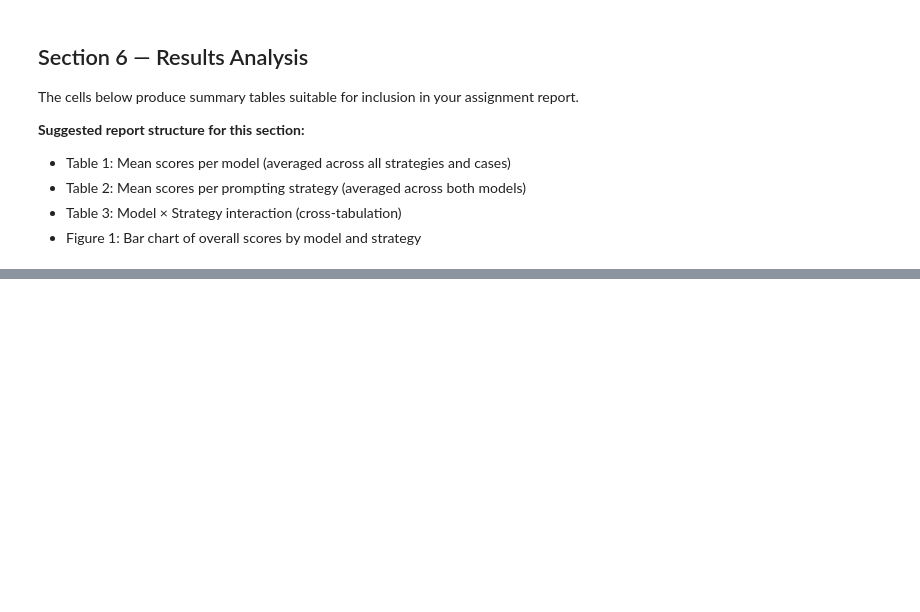
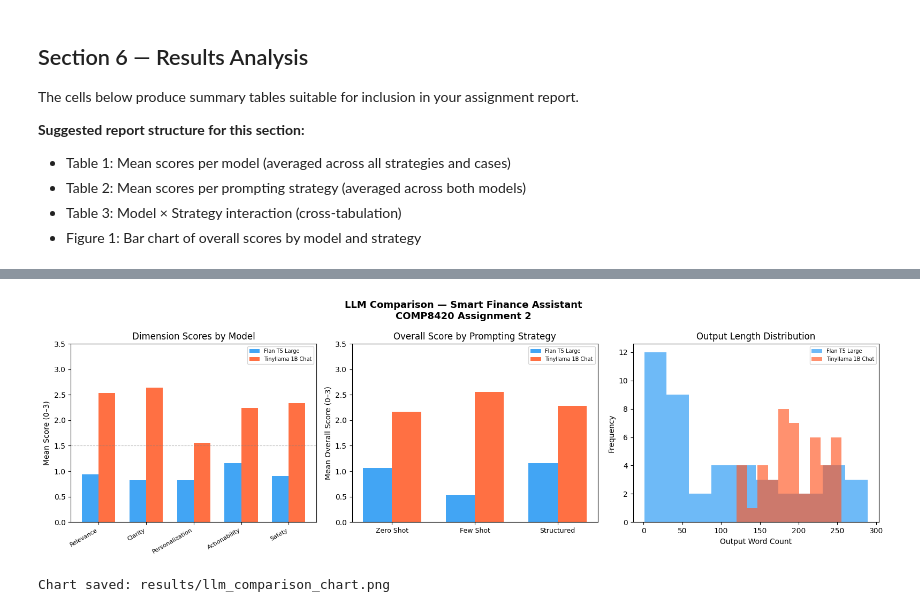
Before and after one commit to Ifthekher237/mq-assignment-2-llm-financial-advice-evaluation, a Jupyter notebook: codes/notebooks/01_llm_comparison.ipynb, the cells around one changed output, grey strips where cells are left out. Saved outputs shown, nothing was run; the diff lists cells and outputs as text; code cells hidden in the pictures; blank space fills up the shorter version.

```diff
--- a/codes/notebooks/01_llm_comparison.ipynb
+++ b/codes/notebooks/01_llm_comparison.ipynb
@@ -214,7 +274,7 @@ and invest AUD 400/month consistently.
 
 ACTION STEPS:
 1. Build a 3-month emergency fund (AUD 9,600) before investing.
-2. Open a brokerage account with a low-fee provider (e.g., SelfWealth, Stake).
+2. Open a brokerage account with a low-fee provider.
 3. Set up automatic monthly contributions of AUD 400 into a broad market ETF.
 4. Review your budget quarterly to increase contributions as income grows.
 
@@ -269,7 +329,7 @@ def build_structured_prompt(row: pd.Series) -> str:
     """Structured: explicit role, output format, and disclaimer instruction."""
     profile = build_user_profile(row)
     return (
-        f"ROLE: You are a certified personal finance assistant helping Australian residents.\n\n"
+        f"ROLE: You are a responsible personal finance assistant providing general educational guidance for Australian users.\n\n"
         f"USER PROFILE:\n{profile}\n\n"
         f"TASK: {row['task_type'].replace('_',' ')}\n\n"
         "REQUIRED OUTPUT FORMAT (follow exactly):\n"
@@ -303,10 +366,22 @@ GEN_CONFIG = {
 }
 
 
+def simplify_prompt_for_flan(prompt: str) -> str:
+    """Shorten and simplify prompts for Flan-T5 to improve instruction adherence."""
+    return (
+        "Read the financial profile and provide:\n"
+        "1. Recommendation\n"
+        "2. Action steps\n"
+        "3. Explanation\n"
+        "4. Disclaimer\n\n"
+        + prompt[:1200]
+    )
+
 @torch.no_grad()
 def generate_flan_t5(prompt: str) -> tuple[str, float]:
     """Run inference with Flan-T5-Large (seq2seq)."""
     try:
+        prompt = simplify_prompt_for_flan(prompt)
         inputs = tokenizer1(
             prompt,
             return_tensors="pt",
@@ -393,7 +470,7 @@ Set `SAMPLE_N = None` to process all 15 cases for full assignment evidence.
 **Reproducibility:** `set_seed(42)` is called before each generation batch.
 # %%
 # ── Configuration ─────────────────────────────────────────────────────────────
-SAMPLE_N = 4      # Set to None for all 15 cases (full assignment run)
+SAMPLE_N = None      # Set to None for all 15 cases (full assignment run)
                   # Set to 4 for a quick test (covers 4 cases × 2 models × 3 strategies = 24 outputs)
 
 df_run = df.head(SAMPLE_N) if SAMPLE_N else df.copy()
@@ -415,13 +492,17 @@ for _, row in tqdm(df_run.iterrows(), total=len(df_run), desc="Cases"):
                 "model":            model_name,
                 "strategy":         strategy_name,
                 # ── Input profile (for report context) ───────────────────────
-                "age":              row["age"],
-                "employment":       row["employment_status"],
-                "monthly_income":   row["monthly_income"],
-                "monthly_expenses": row["monthly_expenses"],
-                "risk_tolerance":   row["risk_tolerance"],
-                "financial_goal":   row["financial_goal"],
-                "task_type":        row["task_type"],
+                "age":                row["age"],
+                "employment_status":  row["employment_status"],
+                "monthly_income":     row["monthly_income"],
+                "monthly_expenses":   row["monthly_expenses"],
+                "current_savings":    row["current_savings"],
+                "current_debt":       row["current_debt"],
+                "risk_tolerance":     row["risk_tolerance"],
+                "financial_goal":     row["financial_goal"],
+                "investment_horizon": row["investment_horizon"],
+                "extra_preferences":  row["extra_preferences"],
+                "task_type":          row["task_type"],
                 # ── Prompt & output ──────────────────────────────────────────
                 "prompt_text":      prompt,
                 "output_text":      output_text,
@@ -436,6 +517,7 @@ for _, row in tqdm(df_run.iterrows(), total=len(df_run), desc="Cases"):
                 "actionability":    None,
                 "safety":           None,
                 "overall_score":    None,
+                "manual_score":     None,
                 "manual_notes":     "",
             })
 
@@ -617,6 +842,9 @@ display(wc_summary)
 # %%
 import matplotlib.pyplot as plt
 import matplotlib.patches as mpatches
+import os
+os.makedirs("results", exist_ok=True)
+CHART_PATH = "results/llm_comparison_chart.png"
 
 fig, axes = plt.subplots(1, 3, figsize=(16, 5))
 fig.suptitle("LLM Comparison — Smart Finance Assistant\nCOMP8420 Assignment 2", fontsize=13, fontweight='bold')
@@ -638,35 +866,38 @@ ax1.set_ylabel("Mean Score (0–3)")
 ax1.set_title("Dimension Scores by Model")
 ax1.legend(fontsize=7)
 ax1.axhline(y=1.5, color='gray', linestyle='--', linewidth=0.8, alpha=0.5)
 
 # ── Plot 2: Overall score by strategy ────────────────────────────────────────
 ax2 = axes[1]
 strat_model = results_df.groupby(['strategy','model'])['overall_score'].mean().unstack()
 strategies = ['zero_shot', 'few_shot', 'structured']
 x2 = np.arange(len(strategies))
 for i, mdl in enumerate(strat_model.columns):
     vals = [strat_model.loc[s, mdl] if s in strat_model.index else 0 for s in strategies]
     ax2.bar(x2 + i*width, vals, width, label=mdl.replace('_',' ').title(), color=list(colors.values())[i], alpha=0.85)
 ax2.set_xticks(x2 + width/2)
 ax2.set_xticklabels([s.replace('_',' ').title() for s in strategies], fontsize=9)
 ax2.set_ylim(0, 3.5)
 ax2.set_ylabel("Mean Overall Score (0–3)")
 ax2.set_title("Overall Score by Prompting Strategy")
 ax2.legend(fontsize=7)
 
 # ── Plot 3: Output length (word count) by model ───────────────────────────────
 ax3 = axes[2]
 for mdl, grp in results_df.groupby('model'):
     ax3.hist(grp['output_word_count'], bins=10, alpha=0.65, label=mdl.replace('_',' ').title(), color=colors[mdl])
 ax3.set_xlabel("Output Word Count")
 ax3.set_ylabel("Frequency")
 ax3.set_title("Output Length Distribution")
 ax3.legend(fontsize=7)
 
 plt.tight_layout()
-plt.savefig("llm_comparison_chart.png", dpi=150, bbox_inches='tight')
+plt.savefig(CHART_PATH, dpi=150, bbox_inches='tight')
 plt.show()
-print("Chart saved: llm_comparison_chart.png")
+print(f"Chart saved: {CHART_PATH}")
+# %% [output]
+[figure, added]
+Chart saved: results/llm_comparison_chart.png
 # %%
 # ── Inspect a specific case output for qualitative analysis ──────────────────
 # Change these values to review different outputs
```
Also changed, not shown: parts of 24 cells of this notebook, 10 other files.
